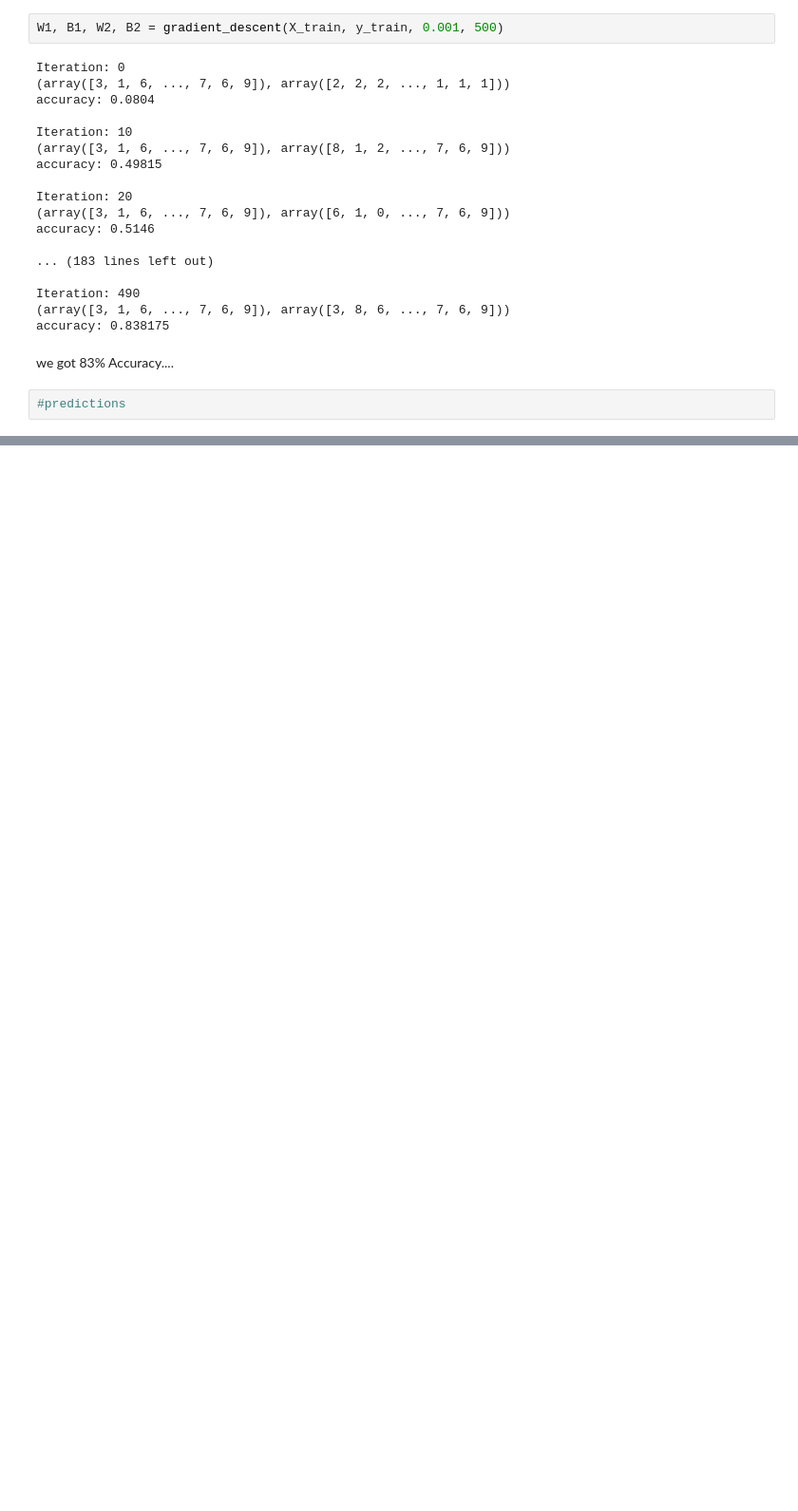
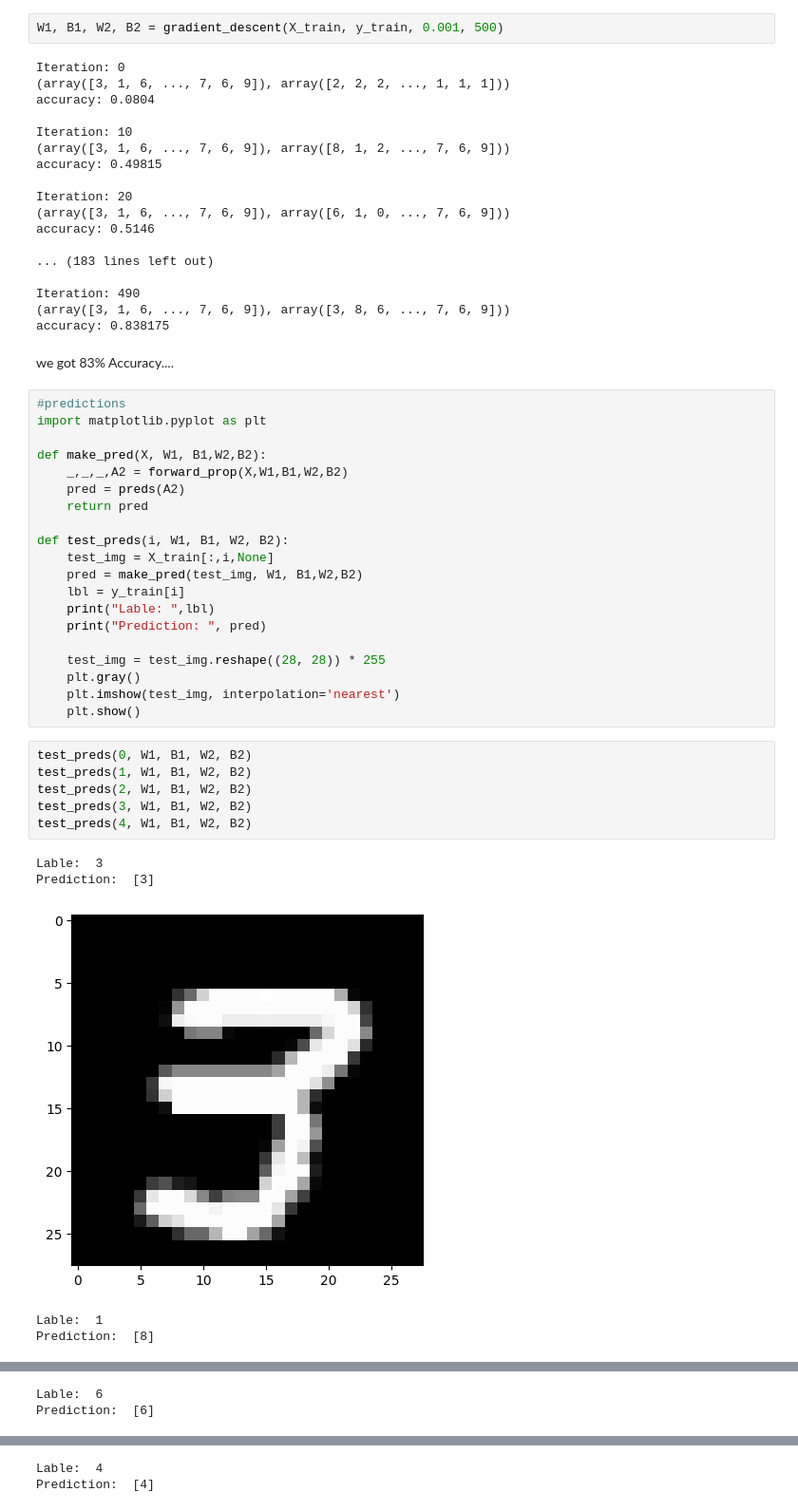
Before and after one commit to hetbhalani/Neural_Network_from_Scratch, a Jupyter notebook: main.ipynb, the cells around one changed output, grey strips where cells are left out. Shown at 95% size. Drawn from its saved outputs; the diff is of its cells as text; blank space fills up the shorter version.

```diff
--- a/main.ipynb
+++ b/main.ipynb
@@ -167,5 +167,35 @@ Iteration: 490
 accuracy: 0.838175
 # %% [markdown]
 we got 83% Accuracy....
-# %%
-#predictions
+# %%
+#predictions
+import matplotlib.pyplot as plt
+
+def make_pred(X, W1, B1,W2,B2):
+    _,_,_,A2 = forward_prop(X,W1,B1,W2,B2)
+    pred = preds(A2)
+    return pred
+
+def test_preds(i, W1, B1, W2, B2):
+    test_img = X_train[:,i,None]
+    pred = make_pred(test_img, W1, B1,W2,B2)
+    lbl = y_train[i]
+    print("Lable: ",lbl)
+    print("Prediction: ", pred)
+
+    test_img = test_img.reshape((28, 28)) * 255
+    plt.gray()
+    plt.imshow(test_img, interpolation='nearest')
+    plt.show()
+# %%
+test_preds(0, W1, B1, W2, B2)
+test_preds(1, W1, B1, W2, B2)
+test_preds(2, W1, B1, W2, B2)
+test_preds(3, W1, B1, W2, B2)
+test_preds(4, W1, B1, W2, B2)
+# %% [output]
+Lable:  3
+Prediction:  [3]
+[figure, added]
+Lable:  1
+Prediction:  [8]
@@ -171,0 +203,2 @@ we got 83% Accuracy....
+Lable:  6
+Prediction:  [6]
@@ -171,0 +206,2 @@ we got 83% Accuracy....
+Lable:  4
+Prediction:  [4]
```
Also changed, not shown: parts of 3 cells of this notebook.
